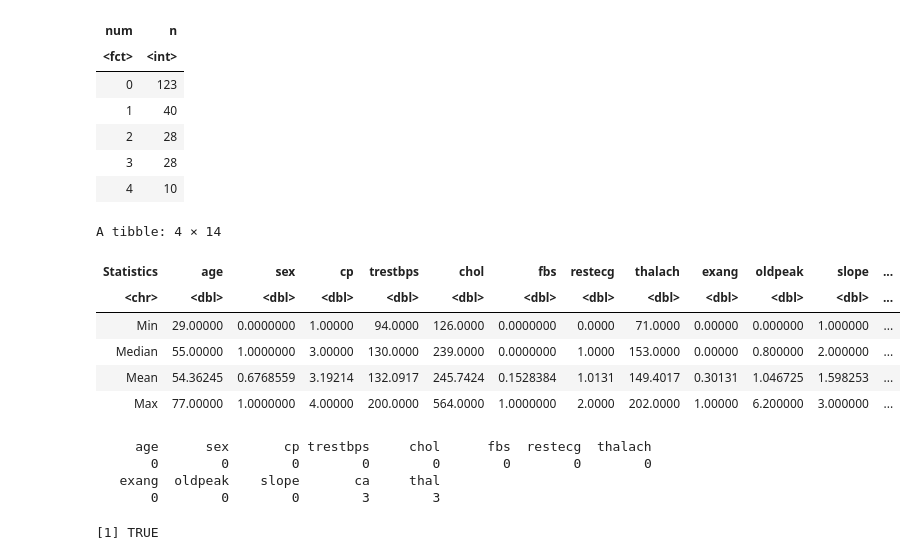
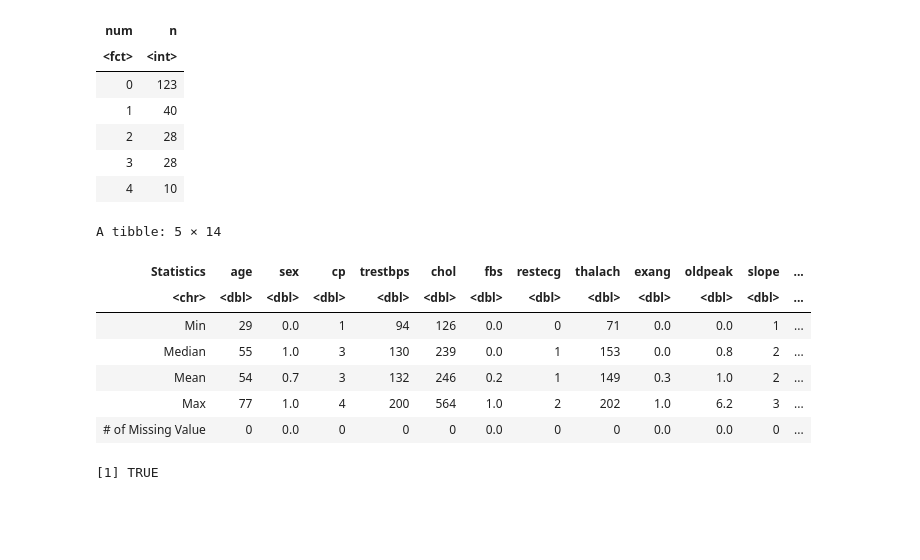
Before and after one commit to CeciH1026/DSCI_Group_Project, a Jupyter notebook: Heart Data - DSCI group proj.ipynb, the cells around one changed output. Saved outputs shown, nothing was run; the diff lists cells and outputs as text; code cells hidden in the pictures; blank space fills up the shorter version.

Commit message:
Edited coding to find missing values.

```diff
--- a/Heart Data - DSCI group proj.ipynb
+++ b/Heart Data - DSCI group proj.ipynb
@@ -116,39 +116,33 @@ A tibble: 5 × 2
 | 4 | 10 |
 # %%
 # means of predictor variables used in analysis
+options(digits=0)
 heart_mean <- heart_train%>%
                     select(-num) %>%
                     map_df(mean,na.rm = TRUE)
 heart_min <- heart_train %>%
                     select(-num) %>%
                     map_df(min,na.rm=TRUE)
 heart_max <- heart_train %>%
                     select(-num) %>%
                     map_df(max,na.rm=TRUE)
 heart_median <- heart_train %>%
                     select(-num) %>%
                     map_df(median,na.rm=TRUE)
-
-heart_sum_pred <- rbind(heart_min,heart_median,heart_mean,heart_max) %>%
-                    mutate(Statistics=c('Min','Median','Mean','Max'),.before=age)
+heart_missing <- colSums(is.na(heart_train%>%select(-num)))
+# https://stackoverflow.com/questions/26273663/r-how-to-total-the-number-of-na-in-each-col-of-data-frame
+heart_sum_pred <- rbind(heart_min,heart_median,heart_mean,heart_max,heart_missing) %>%
+                    mutate(Statistics=c('Min','Median','Mean','Max','# of Missing Value'),.before=age)
 heart_sum_pred
 # %% [output]
-A tibble: 4 × 14
+A tibble: 5 × 14
 | Statistics | age | sex | cp | trestbps | chol | fbs | restecg | thalach | exang | oldpeak | slope | ... |
 | <chr> | <dbl> | <dbl> | <dbl> | <dbl> | <dbl> | <dbl> | <dbl> | <dbl> | <dbl> | <dbl> | <dbl> | ... |
-| Min | 29.00000 | 0.0000000 | 1.00000 | 94.0000 | 126.0000 | 0.0000000 | 0.0000 | 71.0000 | 0.00000 | 0.000000 | 1.000000 | ... |
-| Median | 55.00000 | 1.0000000 | 3.00000 | 130.0000 | 239.0000 | 0.0000000 | 1.0000 | 153.0000 | 0.00000 | 0.800000 | 2.000000 | ... |
-| Mean | 54.36245 | 0.6768559 | 3.19214 | 132.0917 | 245.7424 | 0.1528384 | 1.0131 | 149.4017 | 0.30131 | 1.046725 | 1.598253 | ... |
-| Max | 77.00000 | 1.0000000 | 4.00000 | 200.0000 | 564.0000 | 1.0000000 | 2.0000 | 202.0000 | 1.00000 | 6.200000 | 3.000000 | ... |
+| Min | 29 | 0.0 | 1 | 94 | 126 | 0.0 | 0 | 71 | 0.0 | 0.0 | 1 | ... |
+| Median | 55 | 1.0 | 3 | 130 | 239 | 0.0 | 1 | 153 | 0.0 | 0.8 | 2 | ... |
+| Mean | 54 | 0.7 | 3 | 132 | 246 | 0.2 | 1 | 149 | 0.3 | 1.0 | 2 | ... |
+| Max | 77 | 1.0 | 4 | 200 | 564 | 1.0 | 2 | 202 | 1.0 | 6.2 | 3 | ... |
+| # of Missing Value | 0 | 0.0 | 0 | 0 | 0 | 0.0 | 0 | 0 | 0.0 | 0.0 | 0 | ... |
-# %%
-heart_missing <- colSums(is.na(heart_train%>%select(-num)))
-heart_missing
-# https://stackoverflow.com/questions/26273663/r-how-to-total-the-number-of-na-in-each-col-of-data-frame
-# %% [output]
-     age      sex       cp trestbps     chol      fbs  restecg  thalach
-       0        0        0        0        0        0        0        0
-   exang  oldpeak    slope       ca     thal
-       0        0        0        3        3
 # %%
 # number of rows with missing data
 any(is.na(heart_train[12]))
```
